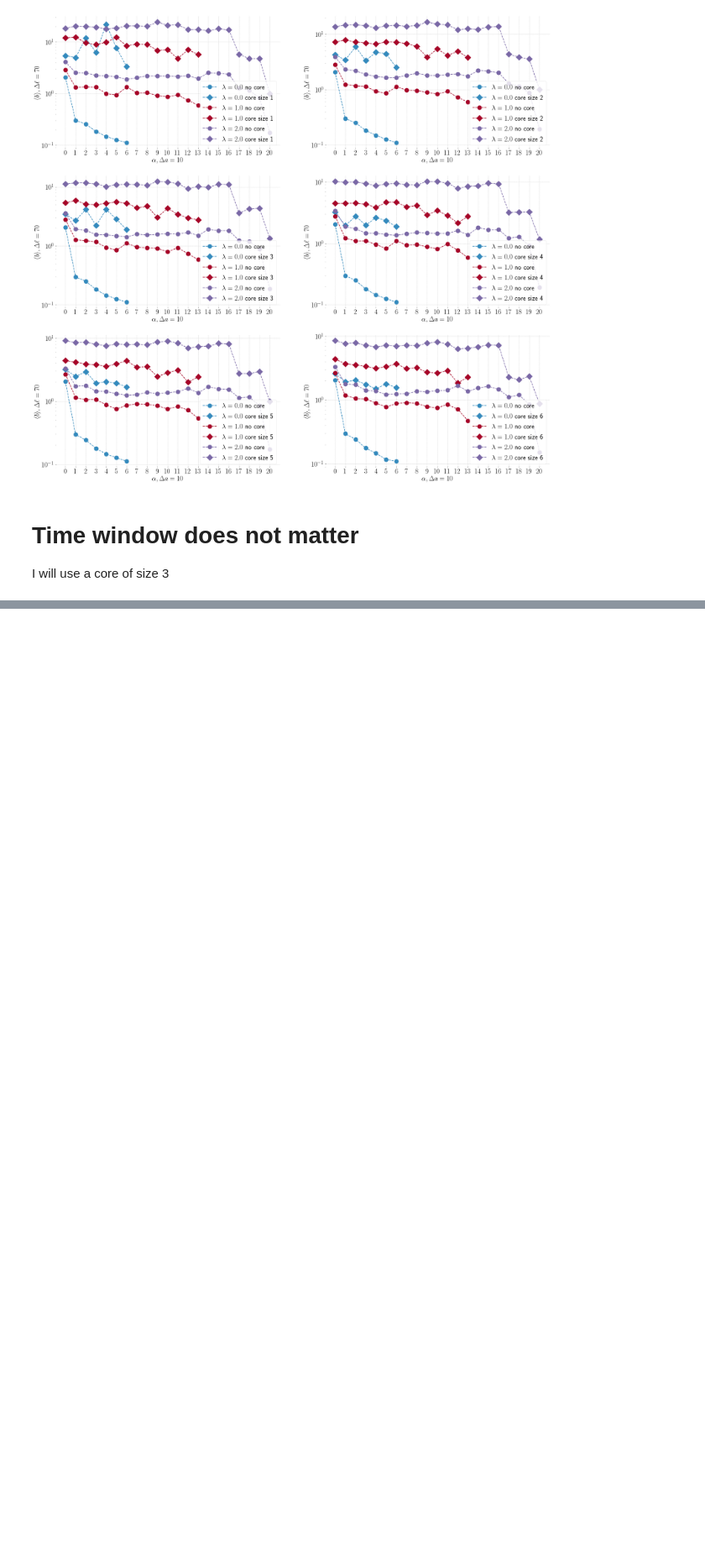
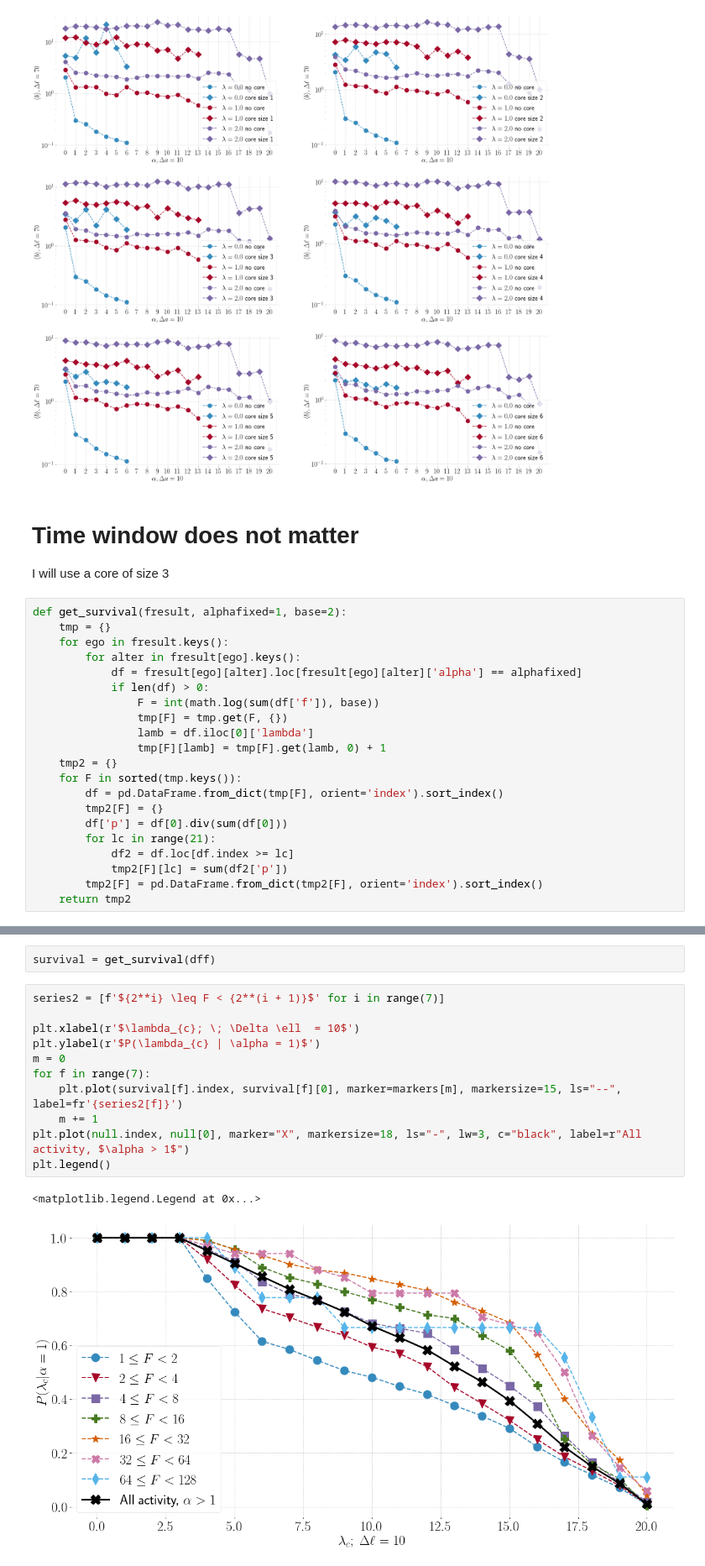
Before and after one commit to nitnelav27/comm_patterns, a Jupyter notebook: 202106.ipynb, the cells around one changed output, grey strips where cells are left out. Shown at 84% size. Cells and saved outputs as stored; diff of their text form; blank space fills up the shorter version.

Commit message:
fixed mistake in survival curves

```diff
--- a/202106.ipynb
+++ b/202106.ipynb
@@ -300,3 +301,24 @@ for p in range(1, 7):
 # Time window does not matter
 
 I will use a core of size 3
+# %%
+def get_survival(fresult, alphafixed=1, base=2):
+    tmp = {}
+    for ego in fresult.keys():
+        for alter in fresult[ego].keys():
+            df = fresult[ego][alter].loc[fresult[ego][alter]['alpha'] == alphafixed]
+            if len(df) > 0:
+                F = int(math.log(sum(df['f']), base))
+                tmp[F] = tmp.get(F, {})
+                lamb = df.iloc[0]['lambda']
+                tmp[F][lamb] = tmp[F].get(lamb, 0) + 1
+    tmp2 = {}
+    for F in sorted(tmp.keys()):
+        df = pd.DataFrame.from_dict(tmp[F], orient='index').sort_index()
+        tmp2[F] = {}
+        df['p'] = df[0].div(sum(df[0]))
+        for lc in range(21):
+            df2 = df.loc[df.index >= lc]
+            tmp2[F][lc] = sum(df2['p'])
+        tmp2[F] = pd.DataFrame.from_dict(tmp2[F], orient='index').sort_index()
+    return tmp2
@@ -302,0 +352,16 @@ I will use a core of size 3
+# %%
+survival = get_survival(dff)
+# %%
+series2 = [f'${2**i} \leq F < {2**(i + 1)}$' for i in range(7)]
+
+plt.xlabel(r'$\lambda_{c}; \; \Delta \ell  = 10$')
+plt.ylabel(r'$P(\lambda_{c} | \alpha = 1)$')
+m = 0
+for f in range(7):
+    plt.plot(survival[f].index, survival[f][0], marker=markers[m], markersize=15, ls="--", label=fr'{series2[f]}')
+    m += 1
+plt.plot(null.index, null[0], marker="X", markersize=18, ls="-", lw=3, c="black", label=r"All activity, $\alpha > 1$")
+plt.legend()
+# %% [output]
+<matplotlib.legend.Legend at 0x...>
+[figure, added]
```
Also changed, not shown: parts of 22 cells of this notebook, 1 other file.
